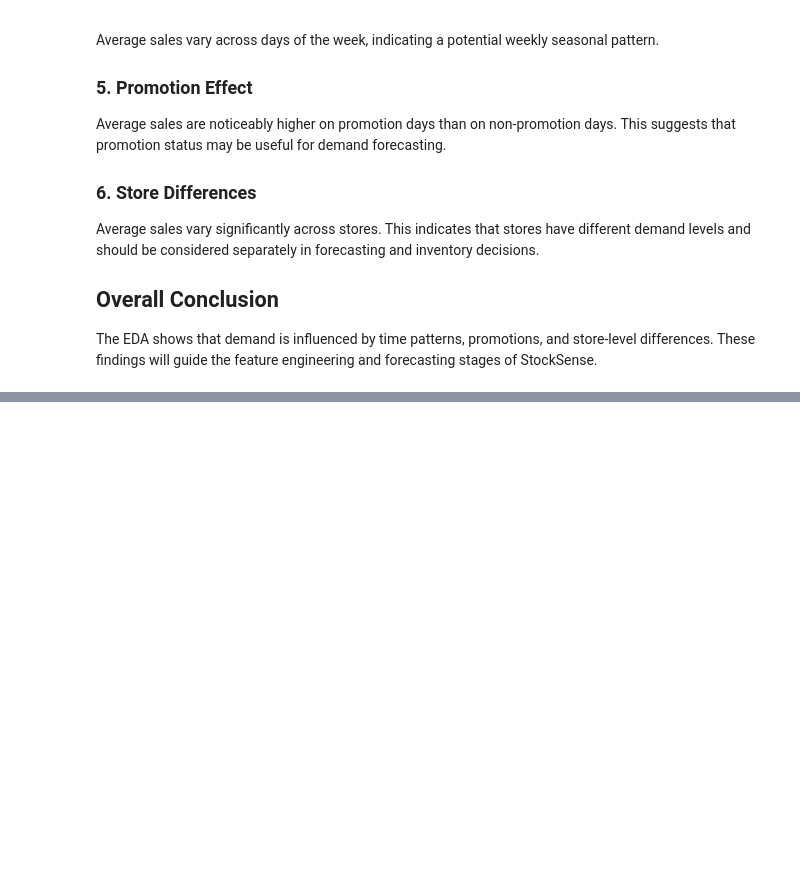
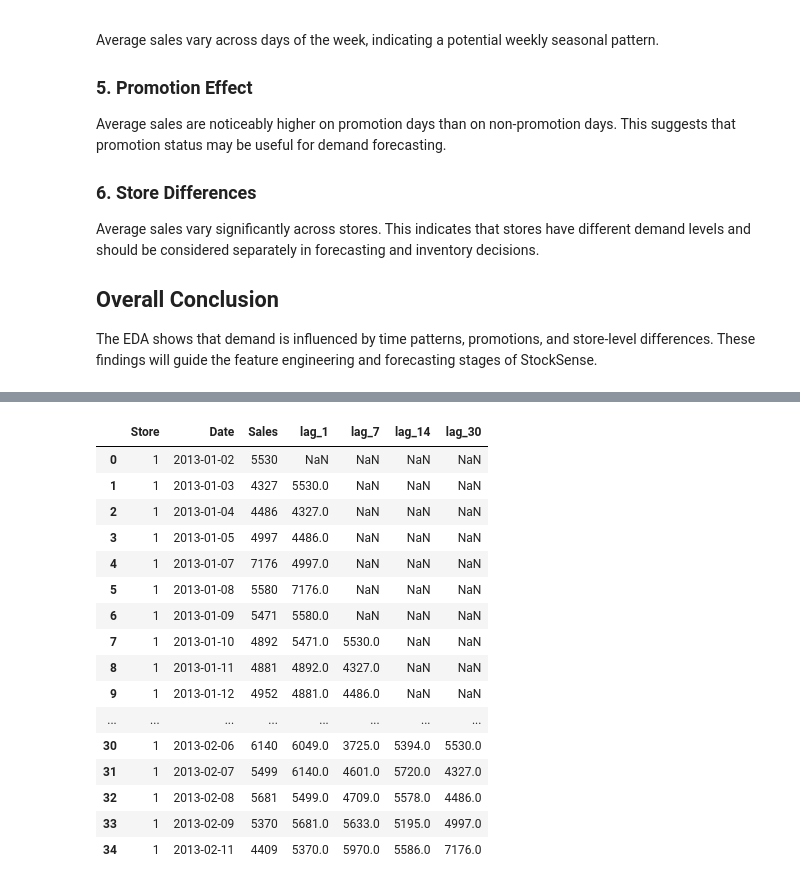
Before and after one commit to shreyaChoudhry/stocksense, a Jupyter notebook: notebooks/02_eda.ipynb, the cells around one changed output, grey strips where cells are left out. Drawn from its saved outputs; the diff is of its cells as text; code cells hidden in the pictures; blank space fills up the shorter version.

Commit message:
Update data inspection and EDA

```diff
--- a/notebooks/02_eda.ipynb
+++ b/notebooks/02_eda.ipynb
@@ -301,0 +304,10 @@ The EDA shows that demand is influenced by time patterns, promotions, and store-
+# %%
+df = pd.read_csv("../data/processed/store_daily_sales.csv")
+
+df["Date"] = pd.to_datetime(df["Date"])
+
+df = df.sort_values(["Store", "Date"])
+
+df["lag_1"] = df.groupby("Store")["Sales"].shift(1)
+
+df[["Store", "Date", "Sales", "lag_1"]].head(10)
@@ -301,0 +326,4 @@ The EDA shows that demand is influenced by time patterns, promotions, and store-
+# %%
+df["lag_1"] = df.groupby("Store")["Sales"].shift(1)
+
+df[["Store", "Date", "Sales", "lag_1"]].head(10)
@@ -301,0 +342,24 @@ The EDA shows that demand is influenced by time patterns, promotions, and store-
+# %%
+df["lag_7"] = df.groupby("Store")["Sales"].shift(7)
+df["lag_14"] = df.groupby("Store")["Sales"].shift(14)
+df["lag_30"] = df.groupby("Store")["Sales"].shift(30)
+
+df[["Store", "Date", "Sales", "lag_1", "lag_7", "lag_14", "lag_30"]].head(35)
+# %% [output]
+|  | Store | Date | Sales | lag_1 | lag_7 | lag_14 | lag_30 |
+| 0 | 1 | 2013-01-02 | 5530 | NaN | NaN | NaN | NaN |
+| 1 | 1 | 2013-01-03 | 4327 | 5530.0 | NaN | NaN | NaN |
+| 2 | 1 | 2013-01-04 | 4486 | 4327.0 | NaN | NaN | NaN |
+| 3 | 1 | 2013-01-05 | 4997 | 4486.0 | NaN | NaN | NaN |
+| 4 | 1 | 2013-01-07 | 7176 | 4997.0 | NaN | NaN | NaN |
+| 5 | 1 | 2013-01-08 | 5580 | 7176.0 | NaN | NaN | NaN |
+| 6 | 1 | 2013-01-09 | 5471 | 5580.0 | NaN | NaN | NaN |
+| 7 | 1 | 2013-01-10 | 4892 | 5471.0 | 5530.0 | NaN | NaN |
+| 8 | 1 | 2013-01-11 | 4881 | 4892.0 | 4327.0 | NaN | NaN |
+| 9 | 1 | 2013-01-12 | 4952 | 4881.0 | 4486.0 | NaN | NaN |
+| ... | ... | ... | ... | ... | ... | ... | ... |
+| 30 | 1 | 2013-02-06 | 6140 | 6049.0 | 3725.0 | 5394.0 | 5530.0 |
+| 31 | 1 | 2013-02-07 | 5499 | 6140.0 | 4601.0 | 5720.0 | 4327.0 |
+| 32 | 1 | 2013-02-08 | 5681 | 5499.0 | 4709.0 | 5578.0 | 4486.0 |
+| 33 | 1 | 2013-02-09 | 5370 | 5681.0 | 5633.0 | 5195.0 | 4997.0 |
+| 34 | 1 | 2013-02-11 | 4409 | 5370.0 | 5970.0 | 5586.0 | 7176.0 |
```
Also changed, not shown: parts of 11 cells of this notebook, 1 other file.
